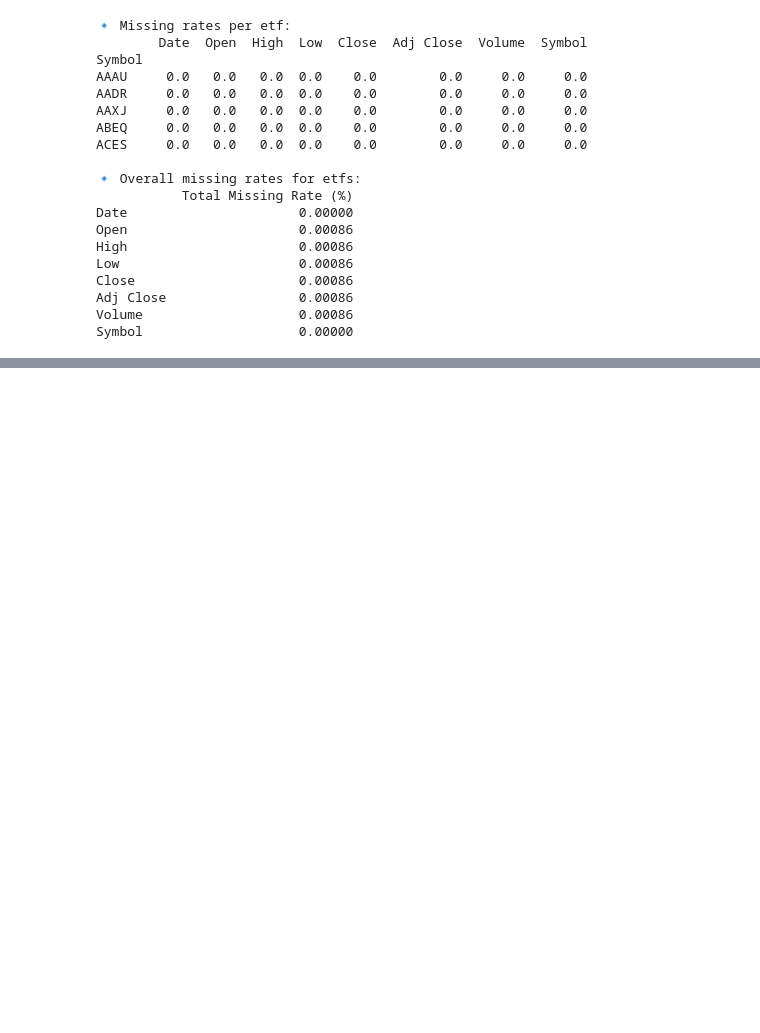
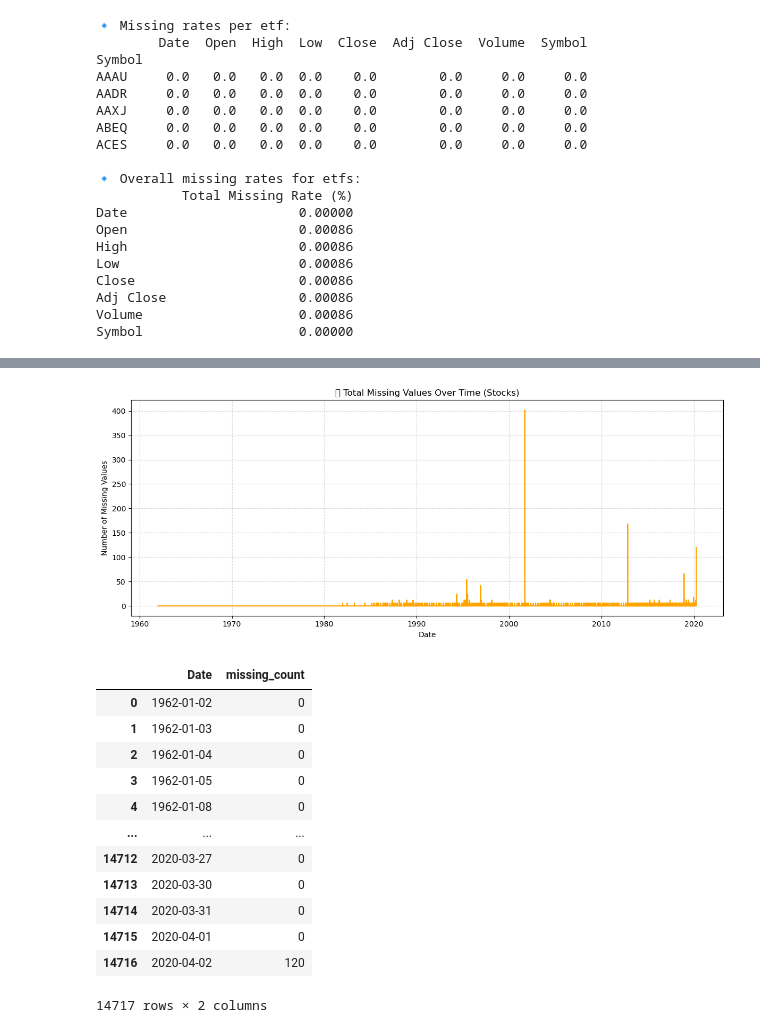
Before and after one commit to chedliabd/cross-exchange-asset-analysis, a Jupyter notebook: results.ipynb, the cells around one changed output, grey strips where cells are left out. Drawn from its saved outputs; the diff is of its cells as text; code cells hidden in the pictures; blank space fills up the shorter version.

Commit message:
inspection with plots

```diff
--- a/results.ipynb
+++ b/results.ipynb
@@ -572,0 +658,17 @@ print(zero_overall_etfs)
+# %%
+plot_missing_counts_over_time(all_stocks, label="Stocks")
+# %% [output]
+[figure, added]
+|  | Date | missing_count |
+| 0 | 1962-01-02 | 0 |
+| 1 | 1962-01-03 | 0 |
+| 2 | 1962-01-04 | 0 |
+| 3 | 1962-01-05 | 0 |
+| 4 | 1962-01-08 | 0 |
+| ... | ... | ... |
+| 14712 | 2020-03-27 | 0 |
+| 14713 | 2020-03-30 | 0 |
+| 14714 | 2020-03-31 | 0 |
+| 14715 | 2020-04-01 | 0 |
+| 14716 | 2020-04-02 | 120 |
+14717 rows × 2 columns
```
Also changed, not shown: parts of 8 cells of this notebook, 12 other files.
